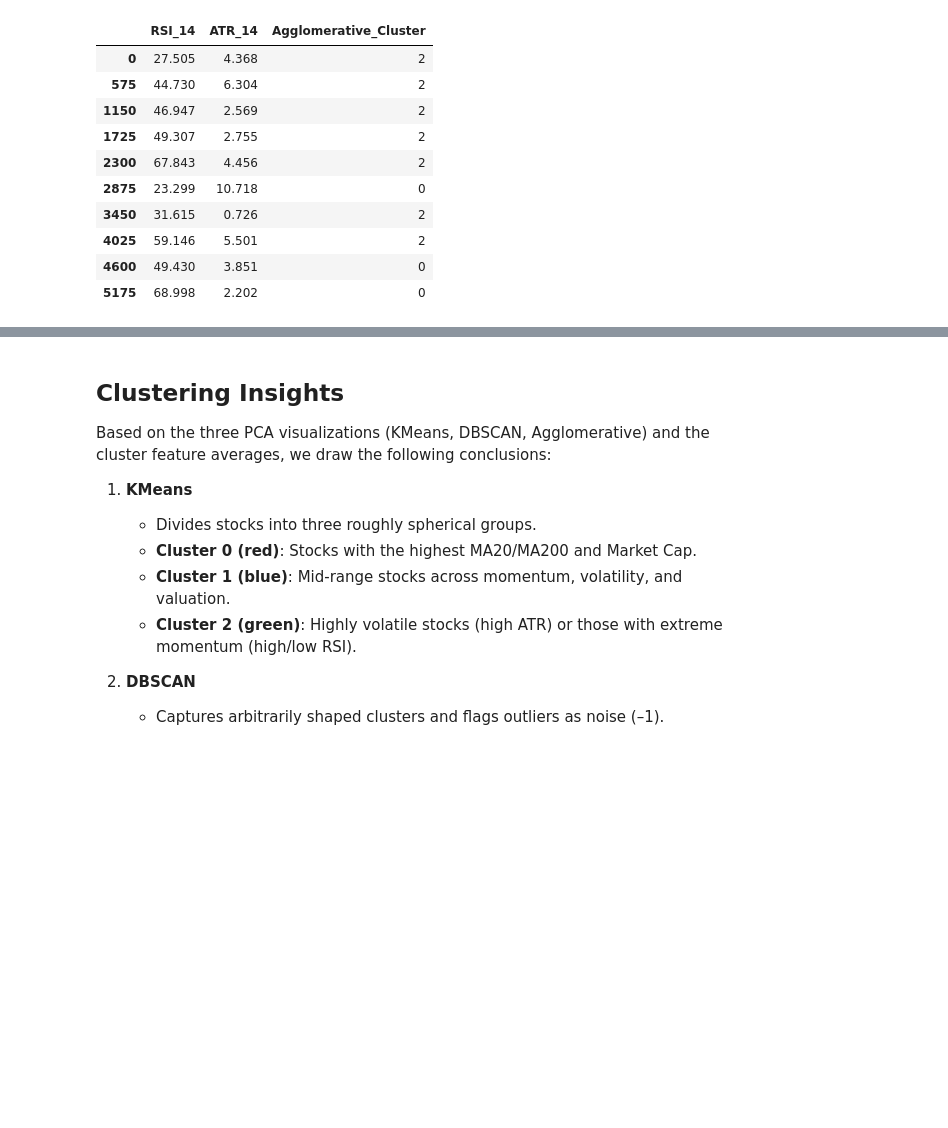
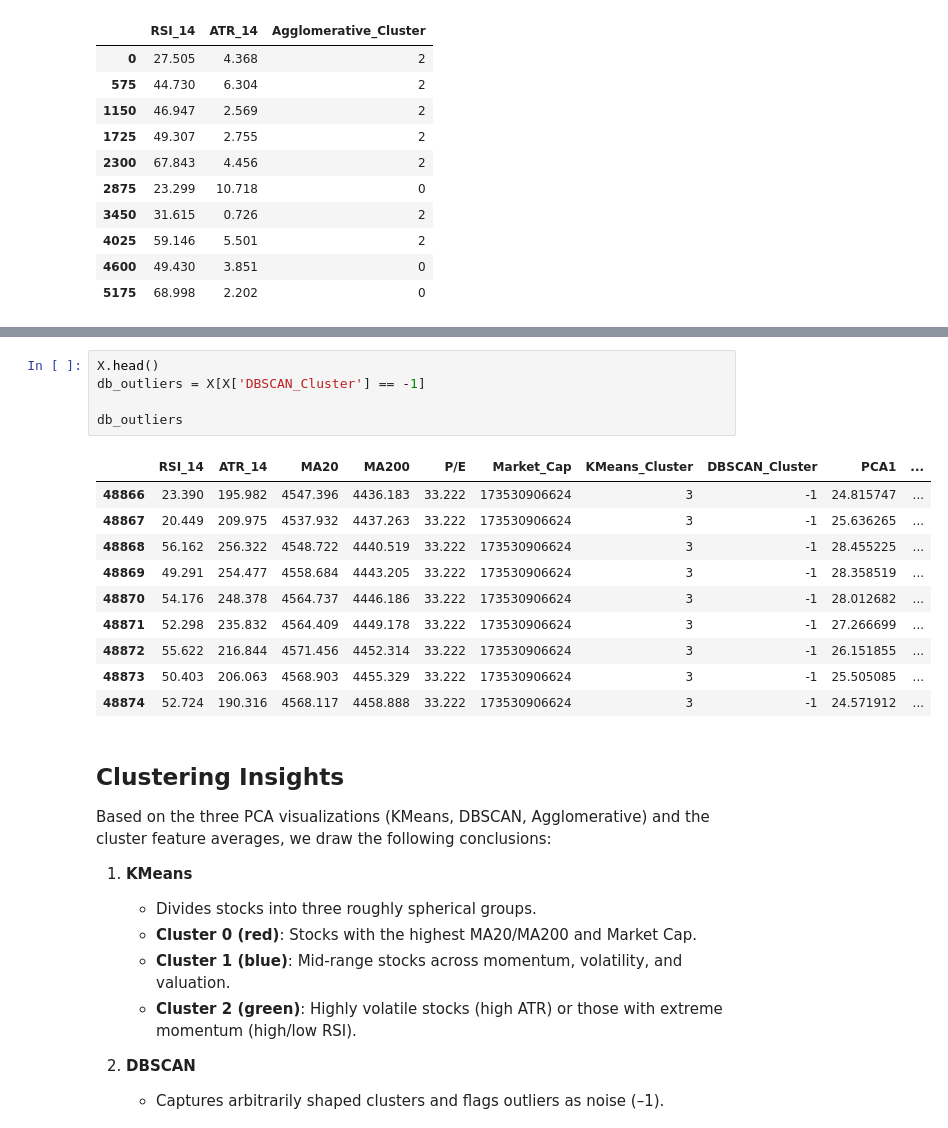
Before and after one commit to amitfiller/Stocks-Project, a Jupyter notebook: exampleProjcet.ipynb, the cells around one changed output, grey strips where cells are left out. Saved outputs shown, nothing was run; the diff lists cells and outputs as text; blank space fills up the shorter version.

```diff
--- a/exampleProjcet.ipynb
+++ b/exampleProjcet.ipynb
@@ -302,3 +315,19 @@ plt.show()
+# %%
+X.head()
+db_outliers = X[X['DBSCAN_Cluster'] == -1]
+
+db_outliers
+# %% [output]
+|  | RSI_14 | ATR_14 | MA20 | MA200 | P/E | Market_Cap | KMeans_Cluster | DBSCAN_Cluster | PCA1 | ... |
+| 48866 | 23.390 | 195.982 | 4547.396 | 4436.183 | 33.222 | 173530906624 | 3 | -1 | 24.815747 | ... |
+| 48867 | 20.449 | 209.975 | 4537.932 | 4437.263 | 33.222 | 173530906624 | 3 | -1 | 25.636265 | ... |
+| 48868 | 56.162 | 256.322 | 4548.722 | 4440.519 | 33.222 | 173530906624 | 3 | -1 | 28.455225 | ... |
+| 48869 | 49.291 | 254.477 | 4558.684 | 4443.205 | 33.222 | 173530906624 | 3 | -1 | 28.358519 | ... |
+| 48870 | 54.176 | 248.378 | 4564.737 | 4446.186 | 33.222 | 173530906624 | 3 | -1 | 28.012682 | ... |
+| 48871 | 52.298 | 235.832 | 4564.409 | 4449.178 | 33.222 | 173530906624 | 3 | -1 | 27.266699 | ... |
+| 48872 | 55.622 | 216.844 | 4571.456 | 4452.314 | 33.222 | 173530906624 | 3 | -1 | 26.151855 | ... |
+| 48873 | 50.403 | 206.063 | 4568.903 | 4455.329 | 33.222 | 173530906624 | 3 | -1 | 25.505085 | ... |
+| 48874 | 52.724 | 190.316 | 4568.117 | 4458.888 | 33.222 | 173530906624 | 3 | -1 | 24.571912 | ... |
 # %% [markdown]
 ## Clustering Insights
 
```
Also changed, not shown: parts of 9 cells of this notebook.
